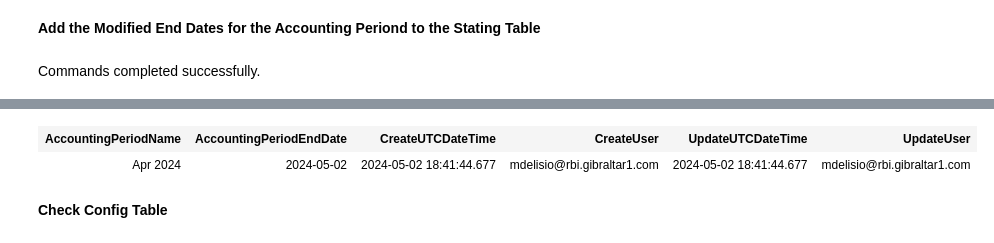
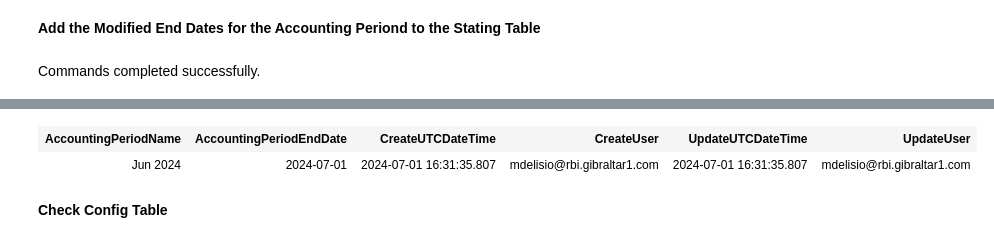
Before and after one commit to mdelisio/SQL-Scripts, a Jupyter notebook: Notebook- Update Accouinting Period End Date.ipynb, the cells around one changed output, grey strips where cells are left out. Saved outputs shown, nothing was run; the diff lists cells and outputs as text; code cells hidden in the pictures.

```diff
--- a/Notebook- Update Accouinting Period End Date.ipynb
+++ b/Notebook- Update Accouinting Period End Date.ipynb
@@ -2,7 +2,7 @@
 **Add the Modified End Dates for the Accounting Periond to the Stating Table**
 # %%
 	EXEC EDWConfig.usp_AccountingPeriodEndDate_Modify
-		@AccountingPeriodName		= 'Apr 2024'
-		,@AccountingPeriodEndDate	= '2024-05-02'
+		@AccountingPeriodName		= 'Jun 2024'
+		,@AccountingPeriodEndDate	= '2024-07-01'
 # %% [output]
 Commands completed successfully.
@@ -10,5 +10,5 @@ Total execution time: 00:00:00.116
 | AccountingPeriodName | AccountingPeriodEndDate | CreateUTCDateTime | CreateUser | UpdateUTCDateTime | UpdateUser |
-| Apr 2024 | 2024-05-02 | 2024-05-02 18:41:44.677 | mdelisio@rbi.gibraltar1.com | 2024-05-02 18:41:44.677 | mdelisio@rbi.gibraltar1.com |
+| Jun 2024 | 2024-07-01 | 2024-07-01 16:31:35.807 | mdelisio@rbi.gibraltar1.com | 2024-07-01 16:31:35.807 | mdelisio@rbi.gibraltar1.com |
 # %% [markdown]
 **Check Config Table**
 # %%
```
Also changed, not shown: parts of 4 cells of this notebook, 2 other files.
